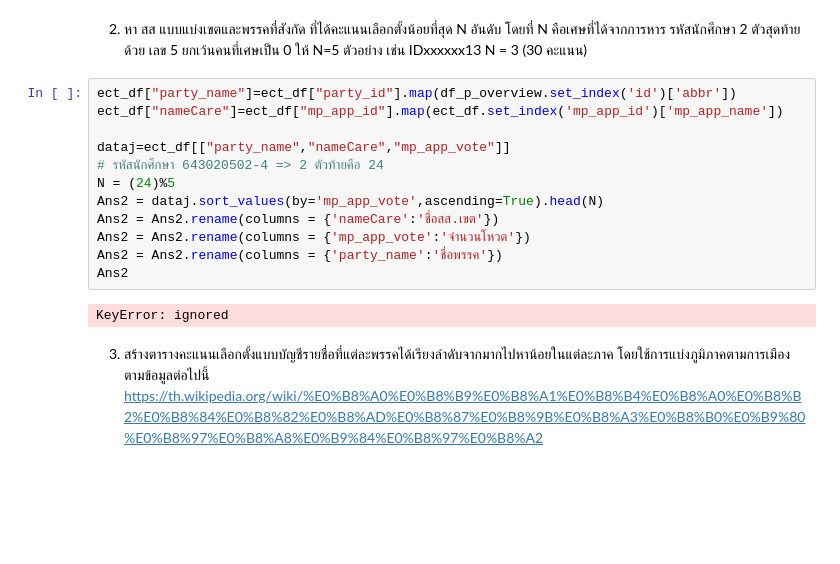
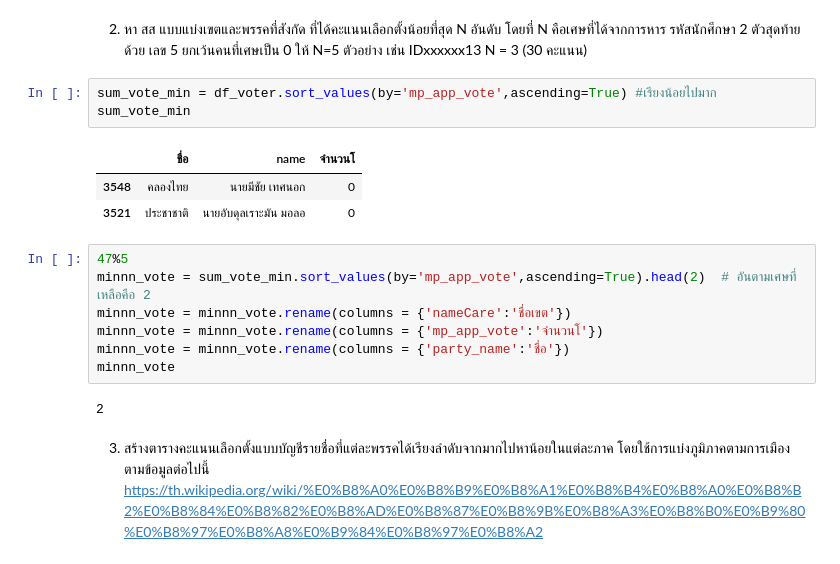
Before and after one commit to 643020514-7/python_dateviz2023, a Jupyter notebook: midterm_basicpythonanddataviz2023.ipynb, the cells around one changed output. Saved outputs shown, nothing was run; the diff lists cells and outputs as text; blank space fills up the shorter version.

```diff
--- a/midterm_basicpythonanddataviz2023.ipynb
+++ b/midterm_basicpythonanddataviz2023.ipynb
@@ -57,20 +57,22 @@ sumery_vote.rename(columns ={'mp_app_vote' : 'เสียงที่ได้
 | 1579 | เพื่อไทย | นายวิรัช พิมพะนิตย์ | 56559 |
 # %% [markdown]
 2. หา สส แบบแบ่งเขตและพรรคที่สังกัด ที่ได้คะแนนเลือกตั้งน้อยที่สุด N อันดับ โดยที่ N คือเศษที่ได้จากการหาร รหัสนักศึกษา 2 ตัวสุดท้ายด้วย เลข 5 ยกเว้นคนที่เศษเป็น 0 ให้ N=5 ตัวอย่าง เช่น IDxxxxxx13 N = 3 (30 คะแนน)
-# %%
-ect_df["party_name"]=ect_df["party_id"].map(df_p_overview.set_index('id')['abbr'])
-ect_df["nameCare"]=ect_df["mp_app_id"].map(ect_df.set_index('mp_app_id')['mp_app_name'])
-
-dataj=ect_df[["party_name","nameCare","mp_app_vote"]]
-# รหัสนักศึกษา 643020502-4 => 2 ตัวท้ายคือ 24
-N = (24)%5
-Ans2 = dataj.sort_values(by='mp_app_vote',ascending=True).head(N)
-Ans2 = Ans2.rename(columns = {'nameCare':'ชื่อสส.เขต'})
-Ans2 = Ans2.rename(columns = {'mp_app_vote':'จำนวนโหวต'})
-Ans2 = Ans2.rename(columns = {'party_name':'ชื่อพรรค'})
-Ans2
-# %% [output]
-KeyError: ignored
+# %%
+sum_vote_min = df_voter.sort_values(by='mp_app_vote',ascending=True) #เรียงน้อยไปมาก
+sum_vote_min
+# %% [output]
+|  | ชื่อ | name | จำนวนโ |
+| 3548 | คลองไทย | นายมีชัย เทศนอก | 0 |
+| 3521 | ประชาชาติ | นายอับดุลเราะมัน มอลอ | 0 |
+# %%
+47%5
+minnn_vote = sum_vote_min.sort_values(by='mp_app_vote',ascending=True).head(2)  # อันตามเศษที่เหลือคือ 2
+minnn_vote = minnn_vote.rename(columns = {'nameCare':'ชื่อเขต'})
+minnn_vote = minnn_vote.rename(columns = {'mp_app_vote':'จำนวนโ'})
+minnn_vote = minnn_vote.rename(columns = {'party_name':'ชื่อ'})
+minnn_vote
+# %% [output]
+2
 # %% [markdown]
 3. สร้างตารางคะแนนเลือกตั้งแบบบัญชีรายชื่อที่แต่ละพรรคได้เรียงลำดับจากมากไปหาน้อยในแต่ละภาค โดยใช้การแบ่งภูมิภาคตามการเมืองตามข้อมูลต่อไปนี้ https://th.wikipedia.org/wiki/%E0%B8%A0%E0%B8%B9%E0%B8%A1%E0%B8%B4%E0%B8%A0%E0%B8%B2%E0%B8%84%E0%B8%82%E0%B8%AD%E0%B8%87%E0%B8%9B%E0%B8%A3%E0%B8%B0%E0%B9%80%E0%B8%97%E0%B8%A8%E0%B9%84%E0%B8%97%E0%B8%A2
 # %% [markdown]
```
